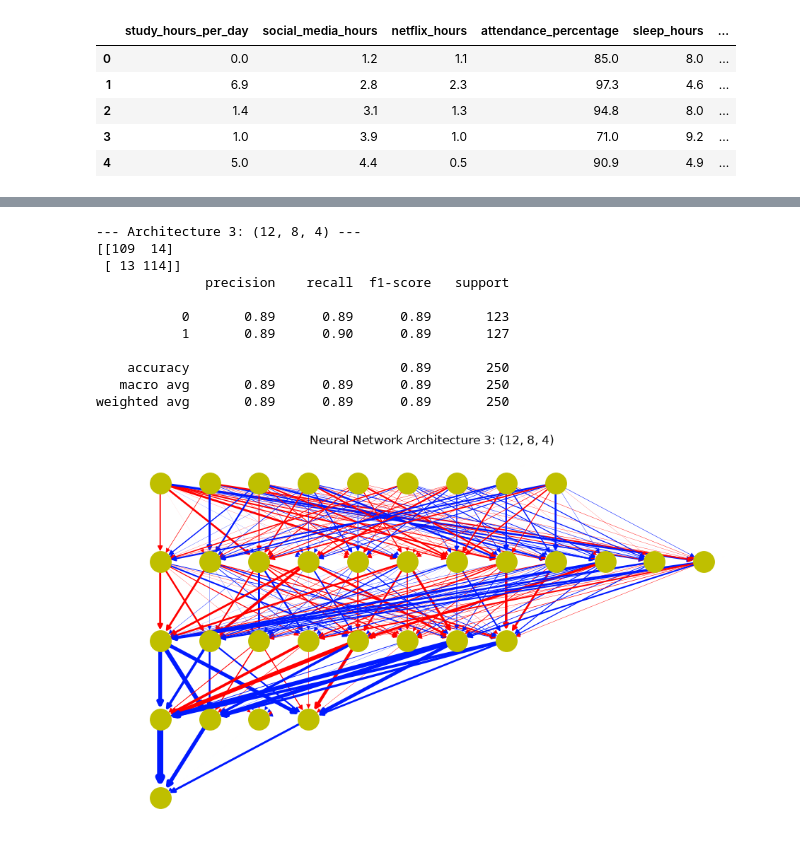
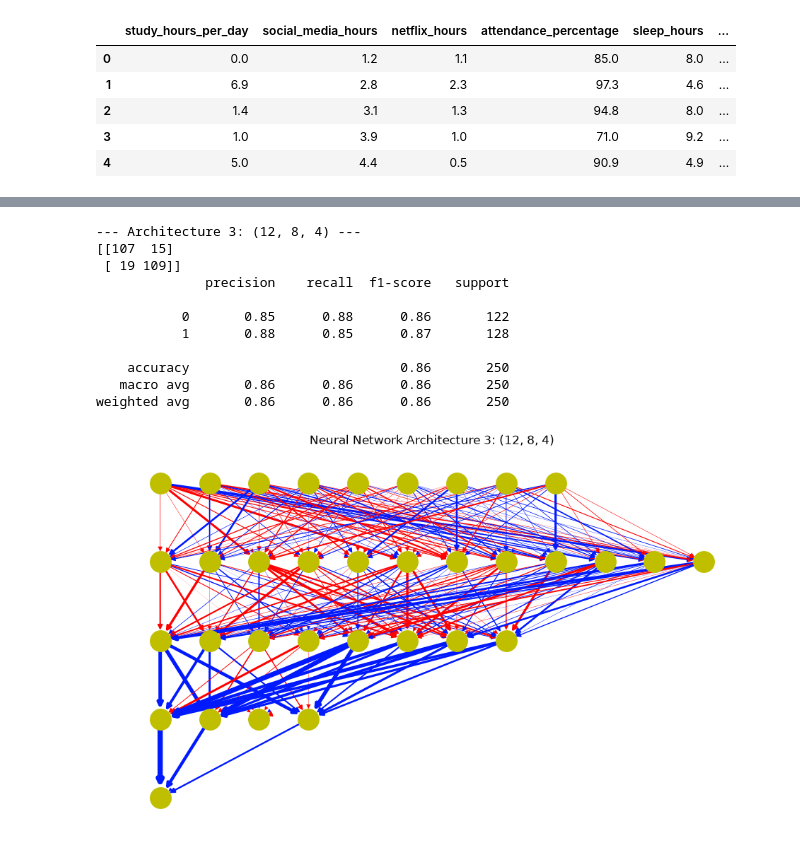
Before and after one commit to loudpugpug42/cs5830_project8, a Jupyter notebook: Project8.ipynb, the cells around one changed output, grey strips where cells are left out. Saved outputs shown, nothing was run; the diff lists cells and outputs as text; code cells hidden in the pictures.

```diff
--- a/Project8.ipynb
+++ b/Project8.ipynb
@@ -81,7 +152,24 @@ plt.show()
 # %%
 # Fit a deeper classification tree with max_depth=4
-treeclf_deep = DecisionTreeClassifier(max_depth=4, random_state=1)
-treeclf_deep.fit(X, y)
+treeclf_deep = DecisionTreeClassifier(
+    max_depth=4,
+    random_state=1
+)
+treeclf_deep.fit(X_train, y_train)
+
+# Evaluate performance on training and testing data
+deep_train_accuracy = accuracy_score(
+    y_train,
+    treeclf_deep.predict(X_train)
+)
+deep_test_accuracy = accuracy_score(
+    y_test,
+    treeclf_deep.predict(X_test)
+)
+
+print("Deep Tree (max_depth=4)")
+print("Training Accuracy:", round(deep_train_accuracy, 3))
+print("Testing Accuracy:", round(deep_test_accuracy, 3))
 
 # Visualize the deeper tree
 plt.figure(figsize=(22, 10))
@@ -172,9 +366,9 @@ def show_ann(mlp):
 # %%
 # Architecture 1: 1 hidden layer with 5 nodes
 mlp1 = MLPClassifier(hidden_layer_sizes=(5,), max_iter=5000, random_state=1)
-mlp1.fit(X_train, y_train)
+mlp1.fit(X_train_scaled, y_train)
 
-predictions1 = mlp1.predict(X_test)
+predictions1 = mlp1.predict(X_test_scaled)
 print("--- Architecture 1: (5,) ---")
 print(confusion_matrix(y_test, predictions1))
 print(classification_report(y_test, predictions1))
@@ -199,9 +393,9 @@ weighted avg       0.90      0.90      0.90       250
 # %%
 # Architecture 2: 2 hidden layers with 9 and 5 nodes
 mlp2 = MLPClassifier(hidden_layer_sizes=(9, 5), max_iter=5000, random_state=1)
-mlp2.fit(X_train, y_train)
+mlp2.fit(X_train_scaled, y_train)
 
-predictions2 = mlp2.predict(X_test)
+predictions2 = mlp2.predict(X_test_scaled)
 print("--- Architecture 2: (9, 5) ---")
 print(confusion_matrix(y_test, predictions2))
 print(classification_report(y_test, predictions2))
@@ -226,27 +420,27 @@ weighted avg       0.90      0.90      0.90       250
 # %%
 # Architecture 3: 3 hidden layers with 12, 8, and 4 nodes
 mlp3 = MLPClassifier(hidden_layer_sizes=(12, 8, 4), max_iter=5000, random_state=1)
-mlp3.fit(X_train, y_train)
+mlp3.fit(X_train_scaled, y_train)
 
-predictions3 = mlp3.predict(X_test)
+predictions3 = mlp3.predict(X_test_scaled)
 print("--- Architecture 3: (12, 8, 4) ---")
 print(confusion_matrix(y_test, predictions3))
 print(classification_report(y_test, predictions3))
 
 plt.figure(figsize=(12, 7))
 plt.title("Neural Network Architecture 3: (12, 8, 4)")
 show_ann(mlp3)
 plt.show()
 # %% [output]
 --- Architecture 3: (12, 8, 4) ---
-[[109  14]
- [ 13 114]]
+[[107  15]
+ [ 19 109]]
               precision    recall  f1-score   support
 
-           0       0.89      0.89      0.89       123
-           1       0.89      0.90      0.89       127
+           0       0.85      0.88      0.86       122
+           1       0.88      0.85      0.87       128
 
-    accuracy                           0.89       250
-   macro avg       0.89      0.89      0.89       250
-weighted avg       0.89      0.89      0.89       250
+    accuracy                           0.86       250
+   macro avg       0.86      0.86      0.86       250
+weighted avg       0.86      0.86      0.86       250
-[figure, old version]
+[figure, new version]
```
Also changed, not shown: parts of 15 cells of this notebook, 1 other file.
